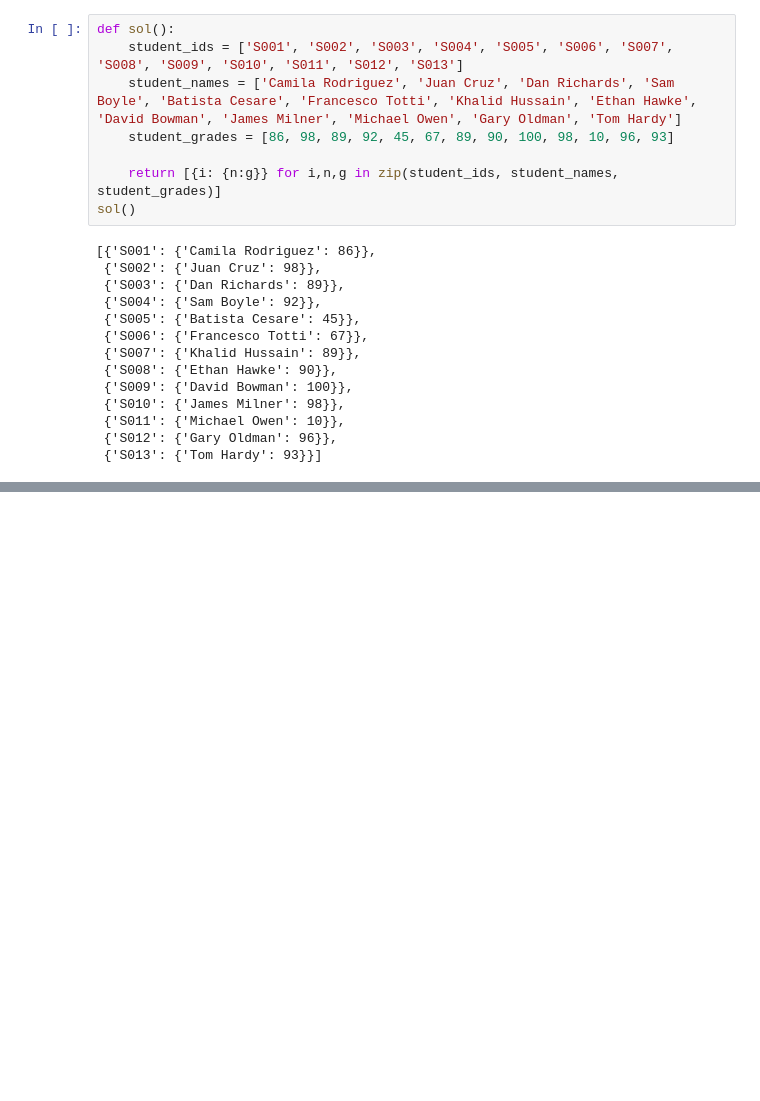
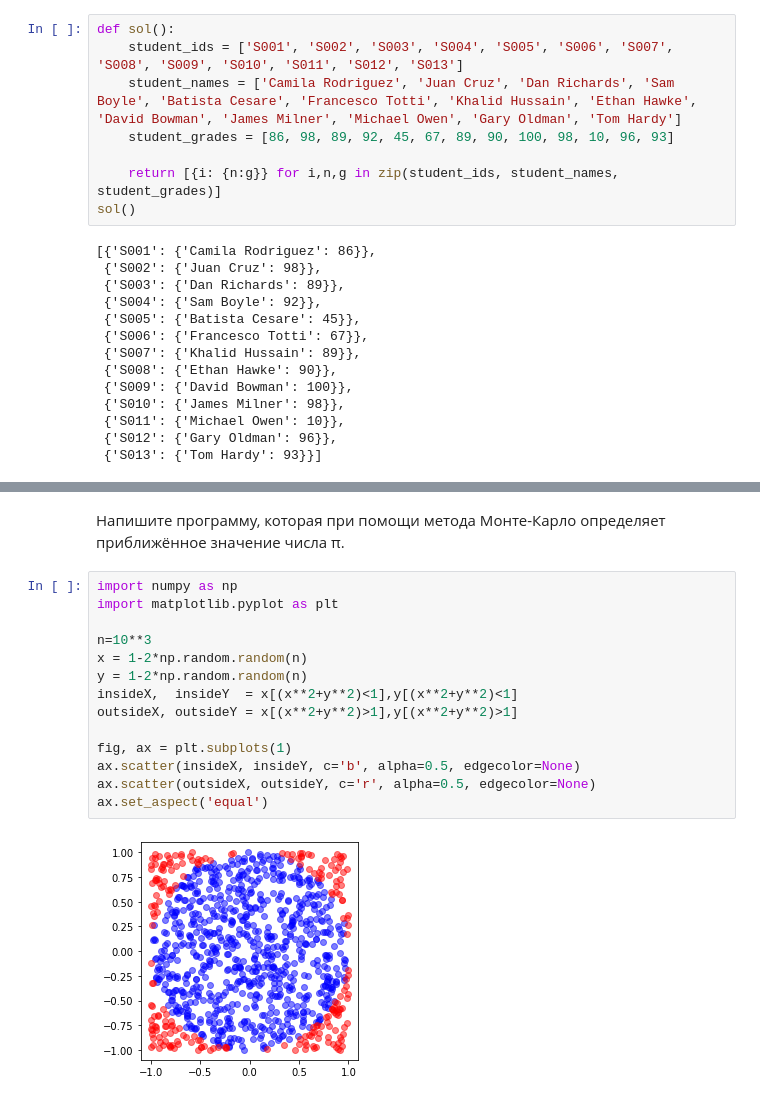
Before and after one commit to dvor85/python-contests, a Jupyter notebook: propython.ipynb, the cells around one changed output, grey strips where cells are left out. Saved outputs shown, nothing was run; the diff lists cells and outputs as text; blank space fills up the shorter version.

```diff
--- a/propython.ipynb
+++ b/propython.ipynb
@@ -2008,0 +2229,18 @@ for n, p in sorted(sol().items()):
+# %% [markdown]
+Напишите программу, которая при помощи метода Монте-Карло определяет приближённое значение числа π.
+# %%
+import numpy as np
+import matplotlib.pyplot as plt
+
+n=10**3
+x = 1-2*np.random.random(n)
+y = 1-2*np.random.random(n)
+insideX,  insideY  = x[(x**2+y**2)<1],y[(x**2+y**2)<1]
+outsideX, outsideY = x[(x**2+y**2)>1],y[(x**2+y**2)>1]
+
+fig, ax = plt.subplots(1)
+ax.scatter(insideX, insideY, c='b', alpha=0.5, edgecolor=None)
+ax.scatter(outsideX, outsideY, c='r', alpha=0.5, edgecolor=None)
+ax.set_aspect('equal')
+# %% [output]
+[figure, added]
```
Also changed, not shown: parts of 89 cells of this notebook.
